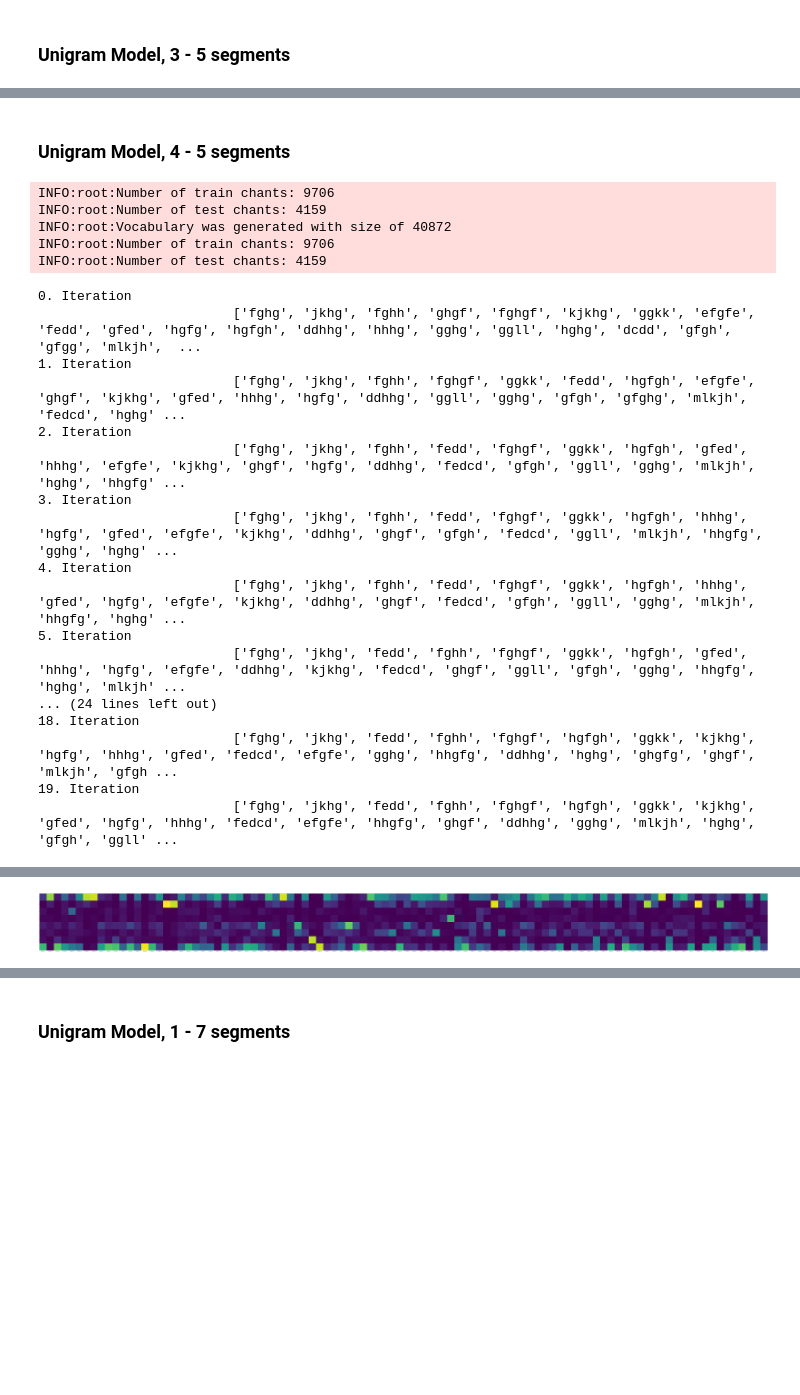
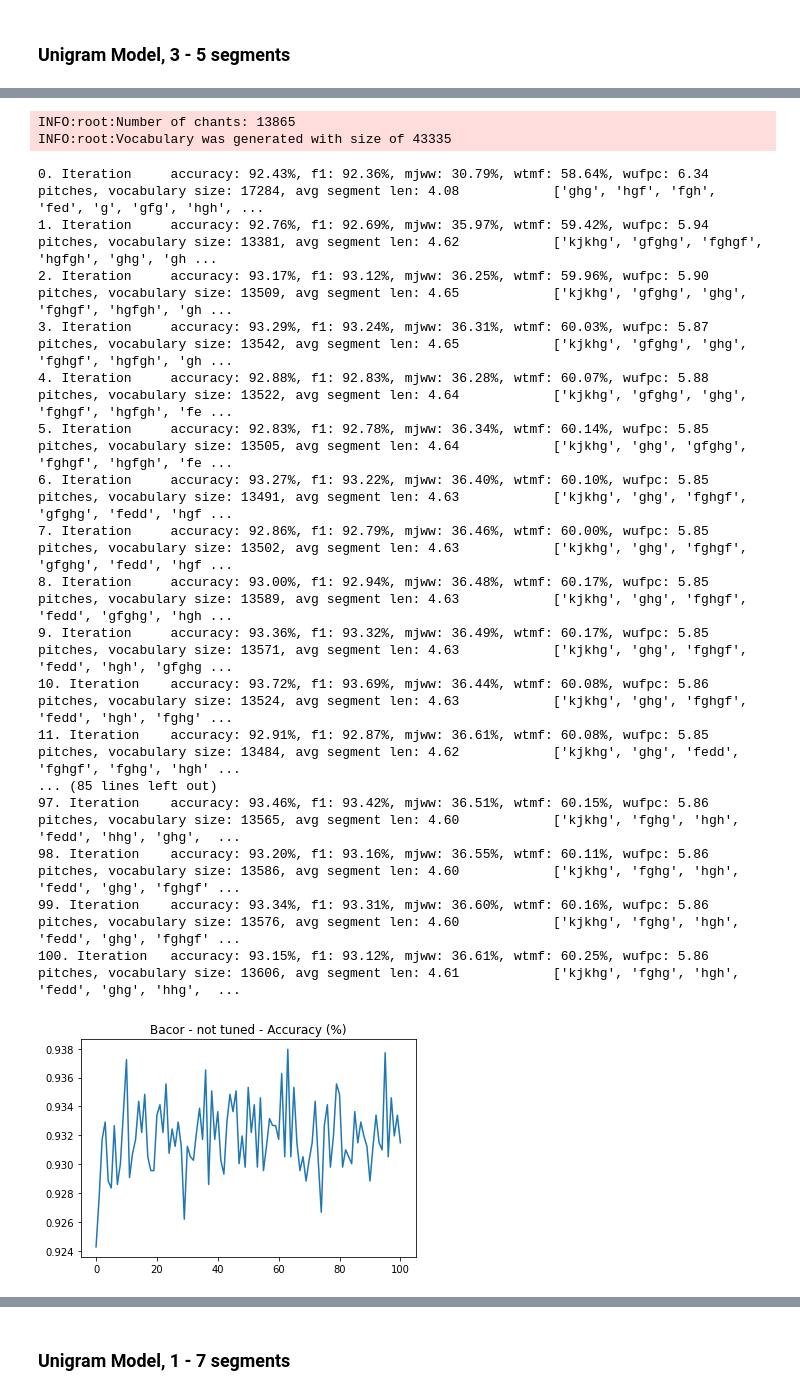
Before and after one commit to lanzv/Master-Thesis, a Jupyter notebook: models/experiments.ipynb, the cells around one changed output, grey strips where cells are left out. Drawn from its saved outputs; the diff is of its cells as text; code cells hidden in the pictures; blank space fills up the shorter version.

```diff
--- a/models/experiments.ipynb
+++ b/models/experiments.ipynb
@@ -364,39 +307,35 @@ Top selected melodies - from model: ['jkhg', 'fghg', 'fedd', 'ghg', 'hgh', 'fghg
-# %% [markdown]
-### Unigram Model, 4 - 5 segments
 # %%
 from src.utils.loader import prepare_dataset
 from src.models.unigram_model import UnigramModel
 from src.eval.pipelines import evaluation_pipeline
 
 # Get Data
 X, y = prepare_dataset()
 # Init model
-model = UnigramModel(min_size=4, max_size=5)
+model = UnigramModel(min_size=3, max_size=5)
 # Train and Fit model
-final_segmentation = model.predict_segments(X, iterations=20)
+final_segmentation = model.predict_segments(X, y, iterations=100, init_mode = "gaussian")
 # Evaluate model
 bacor, mjww, wtmf, wufpc, selected_features, bacor_model = evaluation_pipeline(
     final_segmentation, y, max_features_from_model = 100, include_additative = False)
 # %% [output]
-INFO:root:Number of train chants: 9706
-INFO:root:Number of test chants: 4159
-INFO:root:Vocabulary was generated with size of 40872
-INFO:root:Number of train chants: 9706
-INFO:root:Number of test chants: 4159
+INFO:root:Number of chants: 13865
+INFO:root:Vocabulary was generated with size of 43335
-0. Iteration
-                         ['fghg', 'jkhg', 'fghh', 'ghgf', 'fghgf', 'kjkhg', 'ggkk', 'efgfe', 'fedd', 'gfed', 'hgfg', 'hgfgh', 'ddhhg', 'hhhg', 'gghg', 'ggll', 'hghg', 'dcdd', 'gfgh', 'gfgg', 'mlkjh',  ...
-1. Iteration
-                         ['fghg', 'jkhg', 'fghh', 'fghgf', 'ggkk', 'fedd', 'hgfgh', 'efgfe', 'ghgf', 'kjkhg', 'gfed', 'hhhg', 'hgfg', 'ddhhg', 'ggll', 'gghg', 'gfgh', 'gfghg', 'mlkjh', 'fedcd', 'hghg' ...
-2. Iteration
-                         ['fghg', 'jkhg', 'fghh', 'fedd', 'fghgf', 'ggkk', 'hgfgh', 'gfed', 'hhhg', 'efgfe', 'kjkhg', 'ghgf', 'hgfg', 'ddhhg', 'fedcd', 'gfgh', 'ggll', 'gghg', 'mlkjh', 'hghg', 'hhgfg' ...
-3. Iteration
-                         ['fghg', 'jkhg', 'fghh', 'fedd', 'fghgf', 'ggkk', 'hgfgh', 'hhhg', 'hgfg', 'gfed', 'efgfe', 'kjkhg', 'ddhhg', 'ghgf', 'gfgh', 'fedcd', 'ggll', 'mlkjh', 'hhgfg', 'gghg', 'hghg' ...
-4. Iteration
-                         ['fghg', 'jkhg', 'fghh', 'fedd', 'fghgf', 'ggkk', 'hgfgh', 'hhhg', 'gfed', 'hgfg', 'efgfe', 'kjkhg', 'ddhhg', 'ghgf', 'fedcd', 'gfgh', 'ggll', 'gghg', 'mlkjh', 'hhgfg', 'hghg' ...
-5. Iteration
-                         ['fghg', 'jkhg', 'fedd', 'fghh', 'fghgf', 'ggkk', 'hgfgh', 'gfed', 'hhhg', 'hgfg', 'efgfe', 'ddhhg', 'kjkhg', 'fedcd', 'ghgf', 'ggll', 'gfgh', 'gghg', 'hhgfg', 'hghg', 'mlkjh' ...
-... (24 lines left out)
-18. Iteration
-                         ['fghg', 'jkhg', 'fedd', 'fghh', 'fghgf', 'hgfgh', 'ggkk', 'kjkhg', 'hgfg', 'hhhg', 'gfed', 'fedcd', 'efgfe', 'gghg', 'hhgfg', 'ddhhg', 'hghg', 'ghgfg', 'ghgf', 'mlkjh', 'gfgh ...
-19. Iteration
-                         ['fghg', 'jkhg', 'fedd', 'fghh', 'fghgf', 'hgfgh', 'ggkk', 'kjkhg', 'gfed', 'hgfg', 'hhhg', 'fedcd', 'efgfe', 'hhgfg', 'ghgf', 'ddhhg', 'gghg', 'mlkjh', 'hghg', 'gfgh', 'ggll' ...
+0. Iteration     accuracy: 92.43%, f1: 92.36%, mjww: 30.79%, wtmf: 58.64%, wufpc: 6.34 pitches, vocabulary size: 17284, avg segment len: 4.08            ['ghg', 'hgf', 'fgh', 'fed', 'g', 'gfg', 'hgh', ...
+1. Iteration     accuracy: 92.76%, f1: 92.69%, mjww: 35.97%, wtmf: 59.42%, wufpc: 5.94 pitches, vocabulary size: 13381, avg segment len: 4.62            ['kjkhg', 'gfghg', 'fghgf', 'hgfgh', 'ghg', 'gh ...
+2. Iteration     accuracy: 93.17%, f1: 93.12%, mjww: 36.25%, wtmf: 59.96%, wufpc: 5.90 pitches, vocabulary size: 13509, avg segment len: 4.65            ['kjkhg', 'gfghg', 'ghg', 'fghgf', 'hgfgh', 'gh ...
+3. Iteration     accuracy: 93.29%, f1: 93.24%, mjww: 36.31%, wtmf: 60.03%, wufpc: 5.87 pitches, vocabulary size: 13542, avg segment len: 4.65            ['kjkhg', 'gfghg', 'ghg', 'fghgf', 'hgfgh', 'gh ...
+4. Iteration     accuracy: 92.88%, f1: 92.83%, mjww: 36.28%, wtmf: 60.07%, wufpc: 5.88 pitches, vocabulary size: 13522, avg segment len: 4.64            ['kjkhg', 'gfghg', 'ghg', 'fghgf', 'hgfgh', 'fe ...
+5. Iteration     accuracy: 92.83%, f1: 92.78%, mjww: 36.34%, wtmf: 60.14%, wufpc: 5.85 pitches, vocabulary size: 13505, avg segment len: 4.64            ['kjkhg', 'ghg', 'gfghg', 'fghgf', 'hgfgh', 'fe ...
+6. Iteration     accuracy: 93.27%, f1: 93.22%, mjww: 36.40%, wtmf: 60.10%, wufpc: 5.85 pitches, vocabulary size: 13491, avg segment len: 4.63            ['kjkhg', 'ghg', 'fghgf', 'gfghg', 'fedd', 'hgf ...
+7. Iteration     accuracy: 92.86%, f1: 92.79%, mjww: 36.46%, wtmf: 60.00%, wufpc: 5.85 pitches, vocabulary size: 13502, avg segment len: 4.63            ['kjkhg', 'ghg', 'fghgf', 'gfghg', 'fedd', 'hgf ...
+8. Iteration     accuracy: 93.00%, f1: 92.94%, mjww: 36.48%, wtmf: 60.17%, wufpc: 5.85 pitches, vocabulary size: 13589, avg segment len: 4.63            ['kjkhg', 'ghg', 'fghgf', 'fedd', 'gfghg', 'hgh ...
+9. Iteration     accuracy: 93.36%, f1: 93.32%, mjww: 36.49%, wtmf: 60.17%, wufpc: 5.85 pitches, vocabulary size: 13571, avg segment len: 4.63            ['kjkhg', 'ghg', 'fghgf', 'fedd', 'hgh', 'gfghg ...
+10. Iteration    accuracy: 93.72%, f1: 93.69%, mjww: 36.44%, wtmf: 60.08%, wufpc: 5.86 pitches, vocabulary size: 13524, avg segment len: 4.63            ['kjkhg', 'ghg', 'fghgf', 'fedd', 'hgh', 'fghg' ...
+11. Iteration    accuracy: 92.91%, f1: 92.87%, mjww: 36.61%, wtmf: 60.08%, wufpc: 5.85 pitches, vocabulary size: 13484, avg segment len: 4.62            ['kjkhg', 'ghg', 'fedd', 'fghgf', 'fghg', 'hgh' ...
+... (85 lines left out)
+97. Iteration    accuracy: 93.46%, f1: 93.42%, mjww: 36.51%, wtmf: 60.15%, wufpc: 5.86 pitches, vocabulary size: 13565, avg segment len: 4.60            ['kjkhg', 'fghg', 'hgh', 'fedd', 'hhg', 'ghg',  ...
+98. Iteration    accuracy: 93.20%, f1: 93.16%, mjww: 36.55%, wtmf: 60.11%, wufpc: 5.86 pitches, vocabulary size: 13586, avg segment len: 4.60            ['kjkhg', 'fghg', 'hgh', 'fedd', 'ghg', 'fghgf' ...
+99. Iteration    accuracy: 93.34%, f1: 93.31%, mjww: 36.60%, wtmf: 60.16%, wufpc: 5.86 pitches, vocabulary size: 13576, avg segment len: 4.60            ['kjkhg', 'fghg', 'hgh', 'fedd', 'ghg', 'fghgf' ...
+100. Iteration   accuracy: 93.15%, f1: 93.12%, mjww: 36.61%, wtmf: 60.25%, wufpc: 5.86 pitches, vocabulary size: 13606, avg segment len: 4.61            ['kjkhg', 'fghg', 'hgh', 'fedd', 'ghg', 'hhg',  ...
+[figure, new version]
@@ -425 +367,0 @@ Top selected melodies - from model: ['fghg', 'jkhg', 'fedd', 'fghh', 'fghgf', 'h
-[figure, old version]
```
Also changed, not shown: parts of 15 cells of this notebook.
